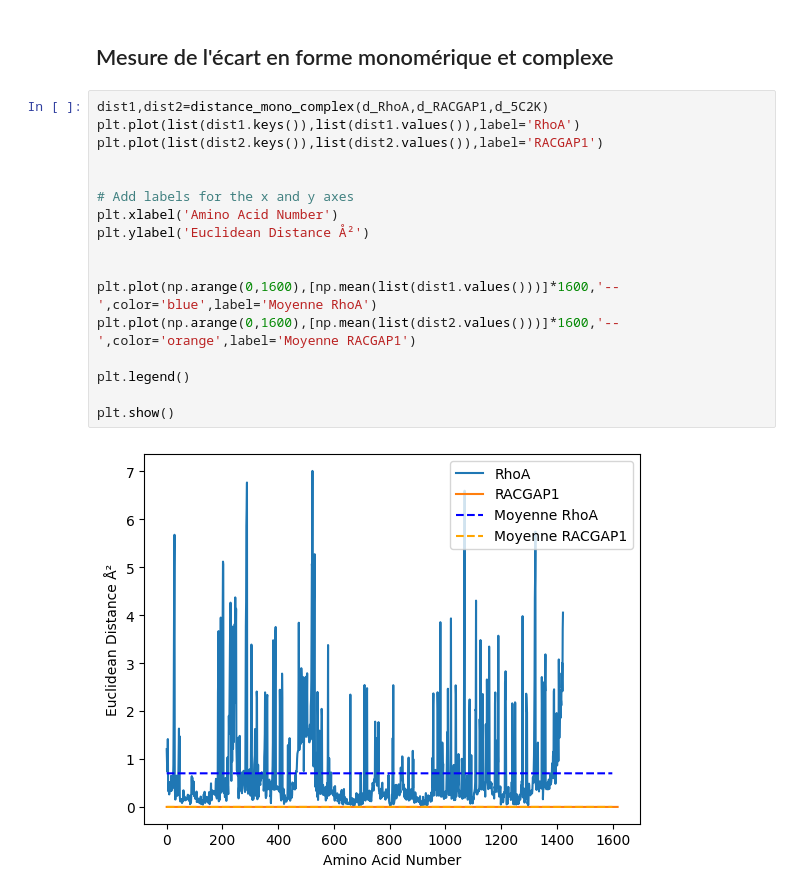
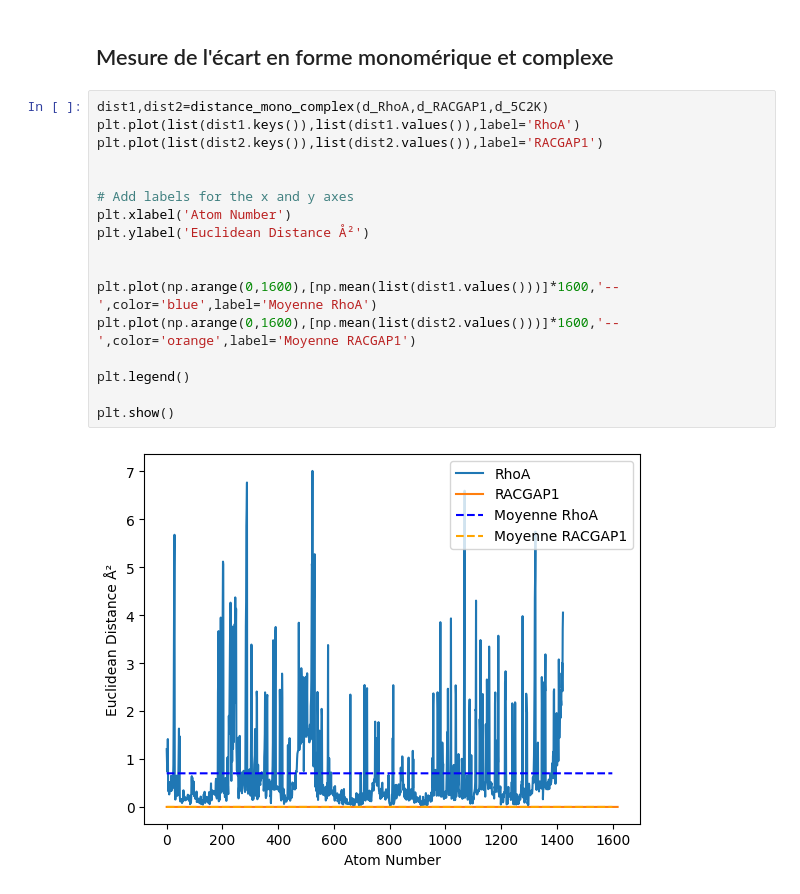
Before and after one commit to MaiDeme/Projet_Rhoa, a Jupyter notebook: partie1.ipynb, the cells around one changed output. Drawn from its saved outputs; the diff is of its cells as text.

```diff
--- a/partie1.ipynb
+++ b/partie1.ipynb
@@ -282,19 +282,19 @@ plt.show()
 # %%
 dist1,dist2=distance_mono_complex(d_RhoA,d_RACGAP1,d_5C2K)
 plt.plot(list(dist1.keys()),list(dist1.values()),label='RhoA')
 plt.plot(list(dist2.keys()),list(dist2.values()),label='RACGAP1')
 
 
 # Add labels for the x and y axes
-plt.xlabel('Amino Acid Number')
+plt.xlabel('Atom Number')
 plt.ylabel('Euclidean Distance Å²')
 
 
 plt.plot(np.arange(0,1600),[np.mean(list(dist1.values()))]*1600,'--',color='blue',label='Moyenne RhoA')
 plt.plot(np.arange(0,1600),[np.mean(list(dist2.values()))]*1600,'--',color='orange',label='Moyenne RACGAP1')
 
 plt.legend()
 
 plt.show()
 # %% [output]
-[figure, old version]
+[figure, new version]
```
Also changed, not shown: parts of 3 cells of this notebook, 3 other files.
